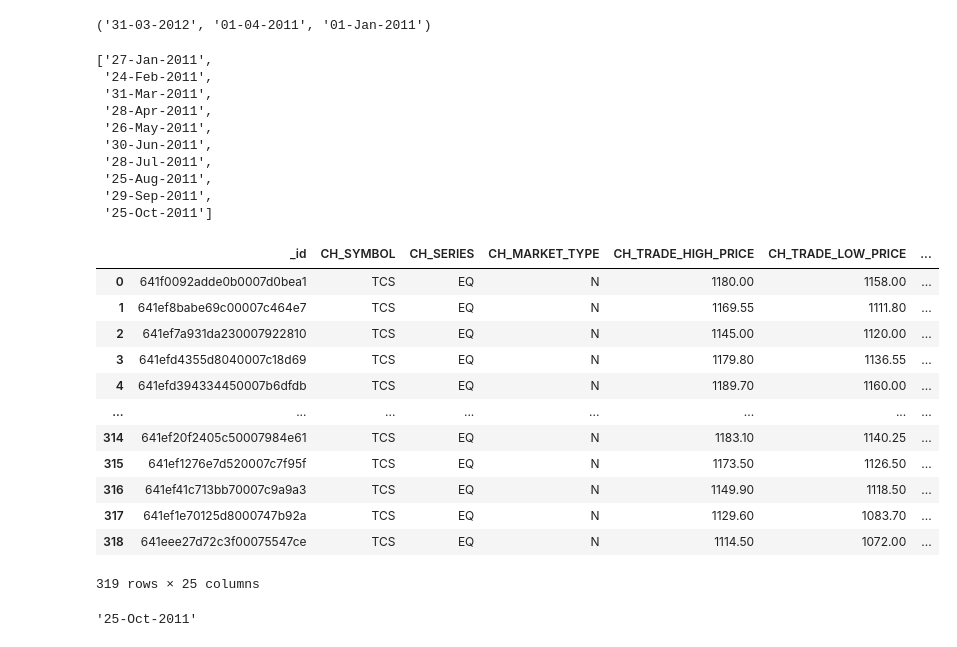
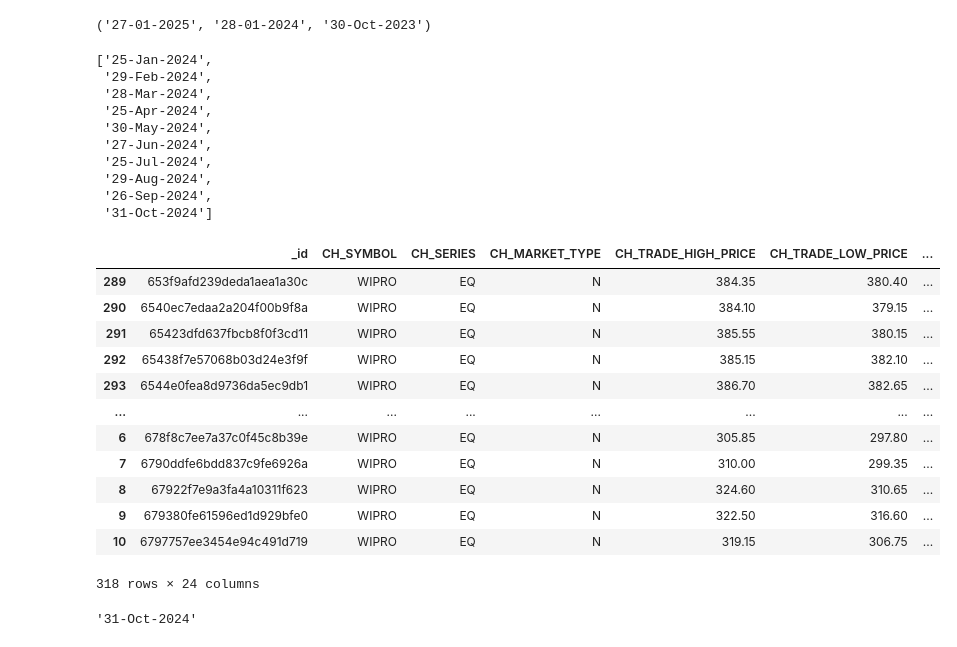
Before and after one commit to itsgk92/timepass, a Jupyter notebook: jupyternotebook/VolatilityCone.ipynb, the cells around one changed output. Saved outputs shown, nothing was run; the diff lists cells and outputs as text; code cells hidden in the pictures.

```diff
--- a/jupyternotebook/VolatilityCone.ipynb
+++ b/jupyternotebook/VolatilityCone.ipynb
@@ -5,13 +5,7 @@ from datetime import datetime, timedelta
 import numpy as np
 import math
 # %%
-Underlying = "TCS"
+Underlying = "wipro"
 Index = "NIFTY 50"
-#ref_date = datetime.now()
-ref_date = datetime.strptime('31-03-2012', "%d-%m-%Y")
-today = ref_date.strftime("%d-%m-%Y")
-oneYearAgo = (ref_date-timedelta(days=365)).strftime("%d-%m-%Y")
-oneYear3MonthsAgo = (ref_date-timedelta(days=455)).strftime("%d-%m-%Y")
-today_mmm = ref_date.strftime("%d-%b-%Y")
-oneYearAgo_mmm = (ref_date-timedelta(days=365)).strftime("%d-%b-%Y")
-oneYear3MonthsAgo_mmm = (ref_date-timedelta(days=455)).strftime("%d-%b-%Y")
+ref_date = datetime.now()
+#ref_date = datetime.strptime('31-03-2012', "%d-%m-%Y")
@@ -18,40 +19,42 @@ oneYear3MonthsAgo_mmm = (ref_date-timedelta(days=455)).strftime("%d-%b-%Y")
 # %%
 today,oneYearAgo, oneYear3MonthsAgo_mmm
 # %% [output]
-('31-03-2012', '01-04-2011', '01-Jan-2011')
+('27-01-2025', '28-01-2024', '30-Oct-2023')
 # %%
 expiry_dates = nse.expiry_history(Underlying, oneYear3MonthsAgo, today)
 expiry_dates[:10]
 # %% [output]
-['27-Jan-2011',
- '24-Feb-2011',
- '31-Mar-2011',
- '28-Apr-2011',
- '26-May-2011',
- '30-Jun-2011',
- '28-Jul-2011',
- '25-Aug-2011',
- '29-Sep-2011',
- '25-Oct-2011']
+['25-Jan-2024',
+ '29-Feb-2024',
+ '28-Mar-2024',
+ '25-Apr-2024',
+ '30-May-2024',
+ '27-Jun-2024',
+ '25-Jul-2024',
+ '29-Aug-2024',
+ '26-Sep-2024',
+ '31-Oct-2024']
 # %%
 candle = nse.index_history("NIFTY 50", oneYear3MonthsAgo_mmm, today_mmm)
 #candle
 tcscandle = nse.equity_history(Underlying,"EQ",oneYear3MonthsAgo ,today)
+tcscandle["TIMESTAMP"] = pd.to_datetime(tcscandle["TIMESTAMP"])
+tcscandle.sort_values(by='TIMESTAMP', ascending = True, inplace = True)
 tcscandle
 # %% [output]
 |  | _id | CH_SYMBOL | CH_SERIES | CH_MARKET_TYPE | CH_TRADE_HIGH_PRICE | CH_TRADE_LOW_PRICE | ... |
-| 0 | 641f0092adde0b0007d0bea1 | TCS | EQ | N | 1180.00 | 1158.00 | ... |
-| 1 | 641ef8babe69c00007c464e7 | TCS | EQ | N | 1169.55 | 1111.80 | ... |
-| 2 | 641ef7a931da230007922810 | TCS | EQ | N | 1145.00 | 1120.00 | ... |
-| 3 | 641efd4355d8040007c18d69 | TCS | EQ | N | 1179.80 | 1136.55 | ... |
-| 4 | 641efd394334450007b6dfdb | TCS | EQ | N | 1189.70 | 1160.00 | ... |
+| 289 | 653f9afd239deda1aea1a30c | WIPRO | EQ | N | 384.35 | 380.40 | ... |
+| 290 | 6540ec7edaa2a204f00b9f8a | WIPRO | EQ | N | 384.10 | 379.15 | ... |
+| 291 | 65423dfd637fbcb8f0f3cd11 | WIPRO | EQ | N | 385.55 | 380.15 | ... |
+| 292 | 65438f7e57068b03d24e3f9f | WIPRO | EQ | N | 385.15 | 382.10 | ... |
+| 293 | 6544e0fea8d9736da5ec9db1 | WIPRO | EQ | N | 386.70 | 382.65 | ... |
 | ... | ... | ... | ... | ... | ... | ... | ... |
-| 314 | 641ef20f2405c50007984e61 | TCS | EQ | N | 1183.10 | 1140.25 | ... |
-| 315 | 641ef1276e7d520007c7f95f | TCS | EQ | N | 1173.50 | 1126.50 | ... |
-| 316 | 641ef41c713bb70007c9a9a3 | TCS | EQ | N | 1149.90 | 1118.50 | ... |
-| 317 | 641ef1e70125d8000747b92a | TCS | EQ | N | 1129.60 | 1083.70 | ... |
-| 318 | 641eee27d72c3f00075547ce | TCS | EQ | N | 1114.50 | 1072.00 | ... |
+| 6 | 678f8c7ee7a37c0f45c8b39e | WIPRO | EQ | N | 305.85 | 297.80 | ... |
+| 7 | 6790ddfe6bdd837c9fe6926a | WIPRO | EQ | N | 310.00 | 299.35 | ... |
+| 8 | 67922f7e9a3fa4a10311f623 | WIPRO | EQ | N | 324.60 | 310.65 | ... |
+| 9 | 679380fe61596ed1d929bfe0 | WIPRO | EQ | N | 322.50 | 316.60 | ... |
+| 10 | 6797757ee3454e94c491d719 | WIPRO | EQ | N | 319.15 | 306.75 | ... |
-319 rows × 25 columns
+318 rows × 24 columns
 # %%
 candle["HistoricalDate"] = pd.to_datetime(candle["HistoricalDate"])
 candle.CLOSE = candle.CLOSE.astype(float)
@@ -71,7 +74,7 @@ tenDayPriorexpiry = (datetime.strptime(selected_expiry, '%d-%b-%Y')-timedelta(da
 #selected_expiry, tenDayPriorexpiry
 selected_expiry
 # %% [output]
-'25-Oct-2011'
+'31-Oct-2024'
 # %%
 #window = candle.loc[selectwindow]
 window = candle[candle['HistoricalDate'] <= selected_expiry].tail(10)
```
Also changed, not shown: parts of 5 cells of this notebook, 5 other files.
